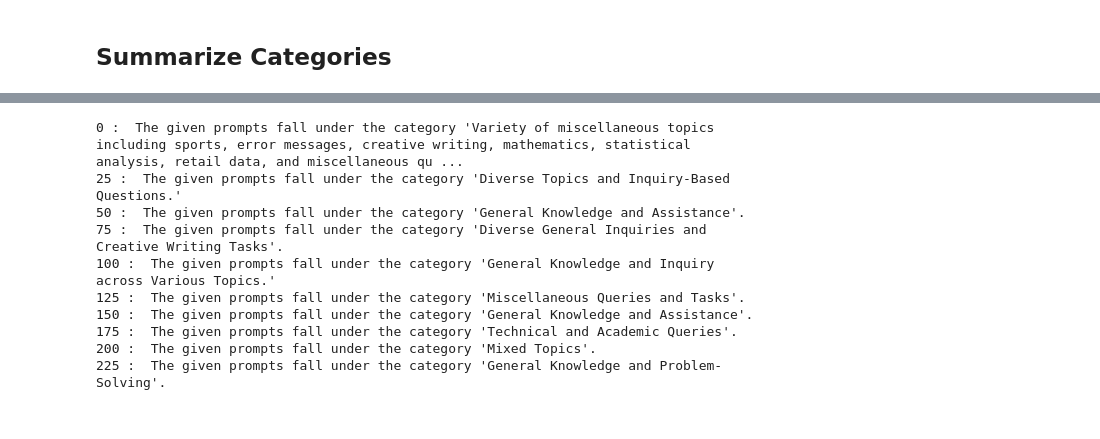
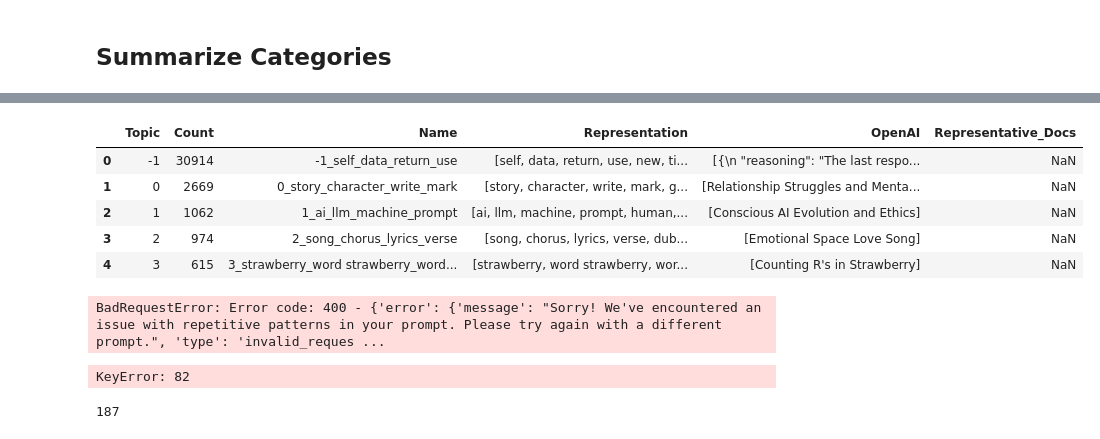
Before and after one commit to lmarena/arena-catalog, a Jupyter notebook: topic_clustering/clustering_script.ipynb, the cells around one changed output, grey strips where cells are left out. Saved outputs shown, nothing was run; the diff lists cells and outputs as text; code cells hidden in the pictures.

Commit message:
summarized broad and narrow categories for the recent 60k dataset

```diff
--- a/topic_clustering/clustering_script.ipynb
+++ b/topic_clustering/clustering_script.ipynb
@@ -161,3 +169,12 @@ topics = doc_info['Topic']
+# %%
+topic_info.head()
+# %% [output]
+|  | Topic | Count | Name | Representation | OpenAI | Representative_Docs |
+| 0 | -1 | 30914 | -1_self_data_return_use | [self, data, return, use, new, ti... | [{\n "reasoning": "The last respo... | NaN |
+| 1 | 0 | 2669 | 0_story_character_write_mark | [story, character, write, mark, g... | [Relationship Struggles and Menta... | NaN |
+| 2 | 1 | 1062 | 1_ai_llm_machine_prompt | [ai, llm, machine, prompt, human,... | [Conscious AI Evolution and Ethics] | NaN |
+| 3 | 2 | 974 | 2_song_chorus_lyrics_verse | [song, chorus, lyrics, verse, dub... | [Emotional Space Love Song] | NaN |
+| 4 | 3 | 615 | 3_strawberry_word strawberry_word... | [strawberry, word strawberry, wor... | [Counting R's in Strawberry] | NaN |
 # %%
 # store sampled prompts per topic
 sampled_prompts = defaultdict(list)
@@ -174,13 +191,13 @@ for topic_id in topic_info['Topic']:
 key = "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"
 
 def summarize_topic(prompts):
-    input_text = "Here are some prompts for a topic:\n\n" + "\n\n".join(prompts)
-    client = OpenAI(api_key=key)
+    input_text = "Based on the information above, extract a short but highly descriptive topic label of at most 5 words:\n\n" + "\n\n".join(prompts)
+    client = openai.OpenAI(api_key=key)
 
     response = client.chat.completions.create(
         model="gpt-4o",
         messages=[
-            {"role": "system", "content": "Summarize the overall category of the given prompts. Respond in the format: The given prompts fall under the category '...'."},
+            {"role": "system", "content": "You help summarize the category of the given prompts. Make sure it is in the following format: The topic of doc is '...'."},
             {"role": "user", "content": input_text}
         ]
     )
@@ -188,24 +205,23 @@ def summarize_topic(prompts):
     return response.choices[0].message.content
 
 # Summarize the prompts
-summaries = {}
 for topic_id, prompts in sampled_prompts.items():
-    summary = summarize_topic(prompts)
-    summaries[topic_id] = summary
+    if topic_id >= 82 and topic_id < 160:
+        summary = summarize_topic(prompts)
+        summaries[topic_id] = summary
 
-    if topic_id % 25 == 0:
-      print(topic_id, ': ', summary)
+        if topic_id % 25 == 0:
+            print(topic_id, ': ', summary)
 # %% [output]
-0 :  The given prompts fall under the category 'Variety of miscellaneous topics including sports, error messages, creative writing, mathematics, statistical analysis, retail data, and miscellaneous qu ...
-25 :  The given prompts fall under the category 'Diverse Topics and Inquiry-Based Questions.'
-50 :  The given prompts fall under the category 'General Knowledge and Assistance'.
-75 :  The given prompts fall under the category 'Diverse General Inquiries and Creative Writing Tasks'.
-100 :  The given prompts fall under the category 'General Knowledge and Inquiry across Various Topics.'
-125 :  The given prompts fall under the category 'Miscellaneous Queries and Tasks'.
-150 :  The given prompts fall under the category 'General Knowledge and Assistance'.
-175 :  The given prompts fall under the category 'Technical and Academic Queries'.
-200 :  The given prompts fall under the category 'Mixed Topics'.
-225 :  The given prompts fall under the category 'General Knowledge and Problem-Solving'.
+BadRequestError: Error code: 400 - {'error': {'message': "Sorry! We've encountered an issue with repetitive patterns in your prompt. Please try again with a different prompt.", 'type': 'invalid_reques ...
+# %%
+summaries[82]
+# %% [output]
+KeyError: 82
+# %%
+len(summaries_df)
+# %% [output]
+187
 # %%
 summaries_df = pd.DataFrame(list(summaries.items()), columns=['Topic', 'Summary'])
 # %%
```
Also changed, not shown: parts of 15 cells of this notebook, 10 other files.
